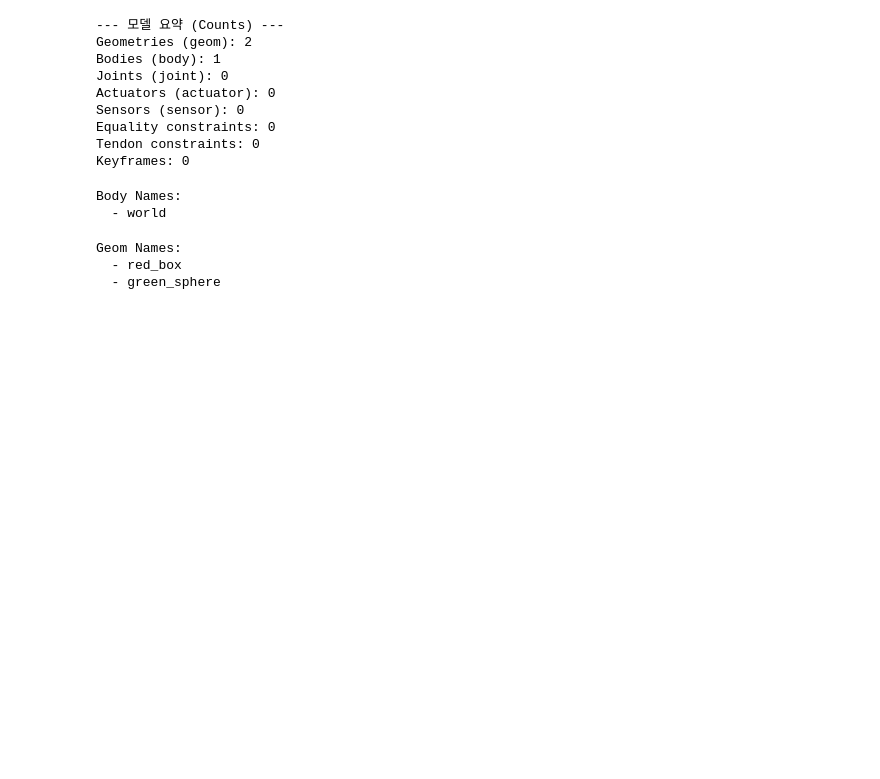
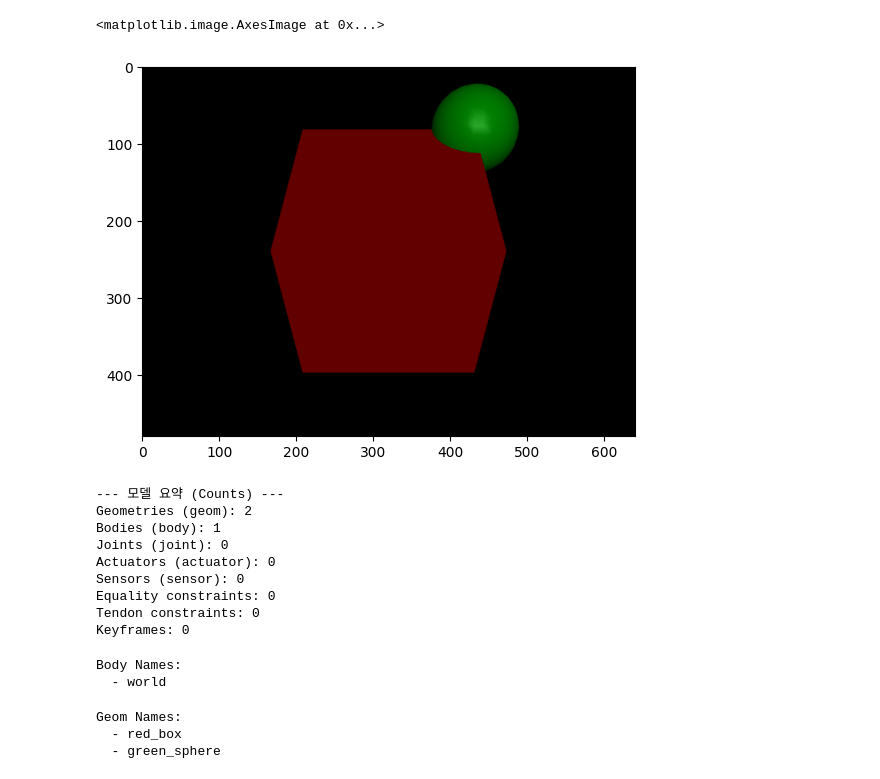
Before and after one commit to PinkWink/for_ROS2_study, a Jupyter notebook: MuJoCo Study/mujoco_pendulum.ipynb, the cells around one changed output. Drawn from its saved outputs; the diff is of its cells as text; code cells hidden in the pictures; blank space fills up the shorter version.

```diff
--- a/MuJoCo Study/mujoco_pendulum.ipynb
+++ b/MuJoCo Study/mujoco_pendulum.ipynb
@@ -21,3 +19,20 @@ model = mujoco.MjModel.from_xml_string(xml)
+# %%
+model = mujoco.MjModel.from_xml_string(xml)
+data = mujoco.MjData(model)
+
+renderer = mujoco.Renderer(model, height=480, width=640)
+
+mujoco.mj_forward(model, data)
+renderer.update_scene(data)
+
+frames = renderer.render()
+# %%
+import matplotlib.pyplot as plt
+
+plt.imshow(frames)
+# %% [output]
+<matplotlib.image.AxesImage at 0x...>
+[figure, added]
 # %%
 print("--- 모델 요약 (Counts) ---")
 print(f"Geometries (geom): {model.ngeom}")  # 기하학적 객체 수
```
Also changed, not shown: parts of 8 cells of this notebook, 2 other files.
